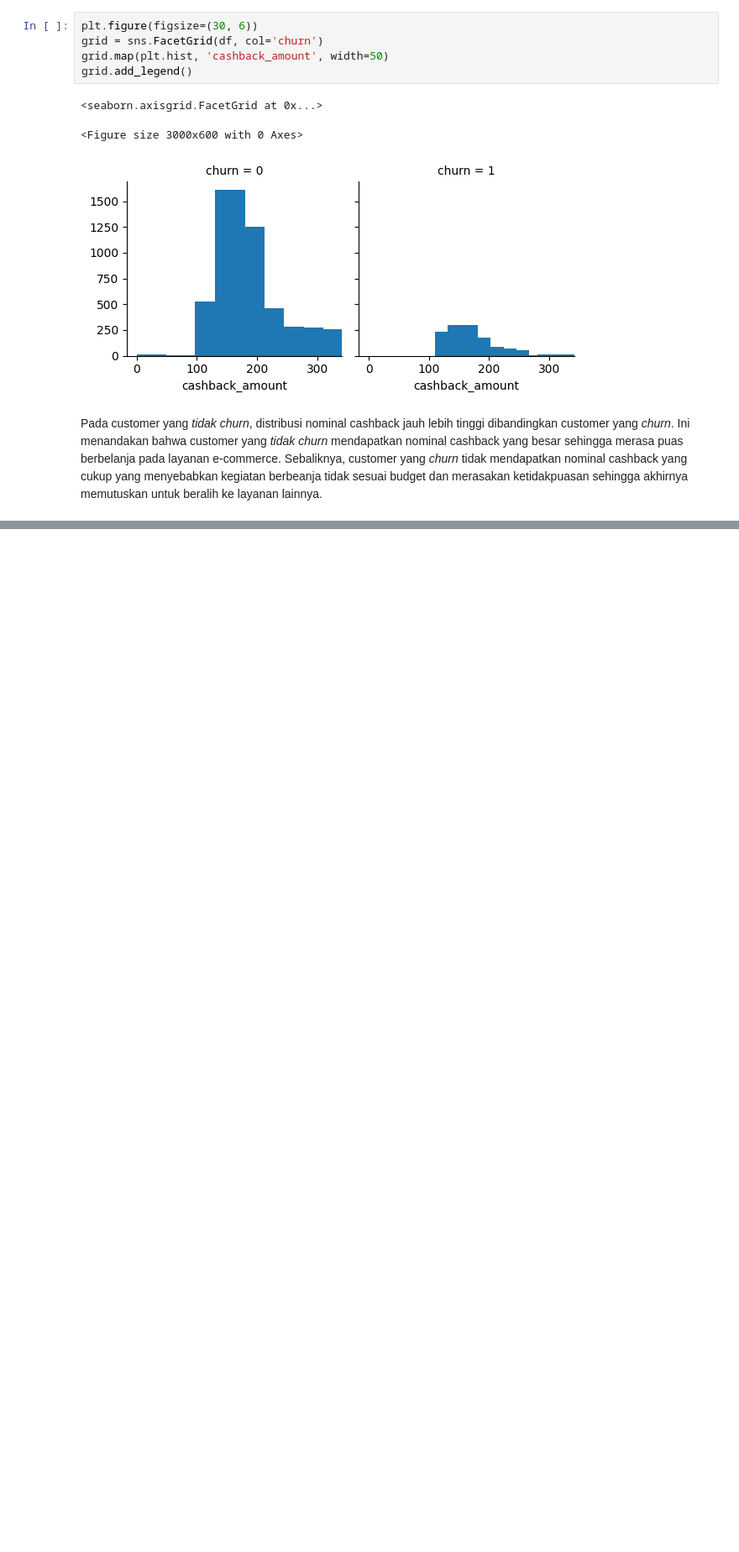
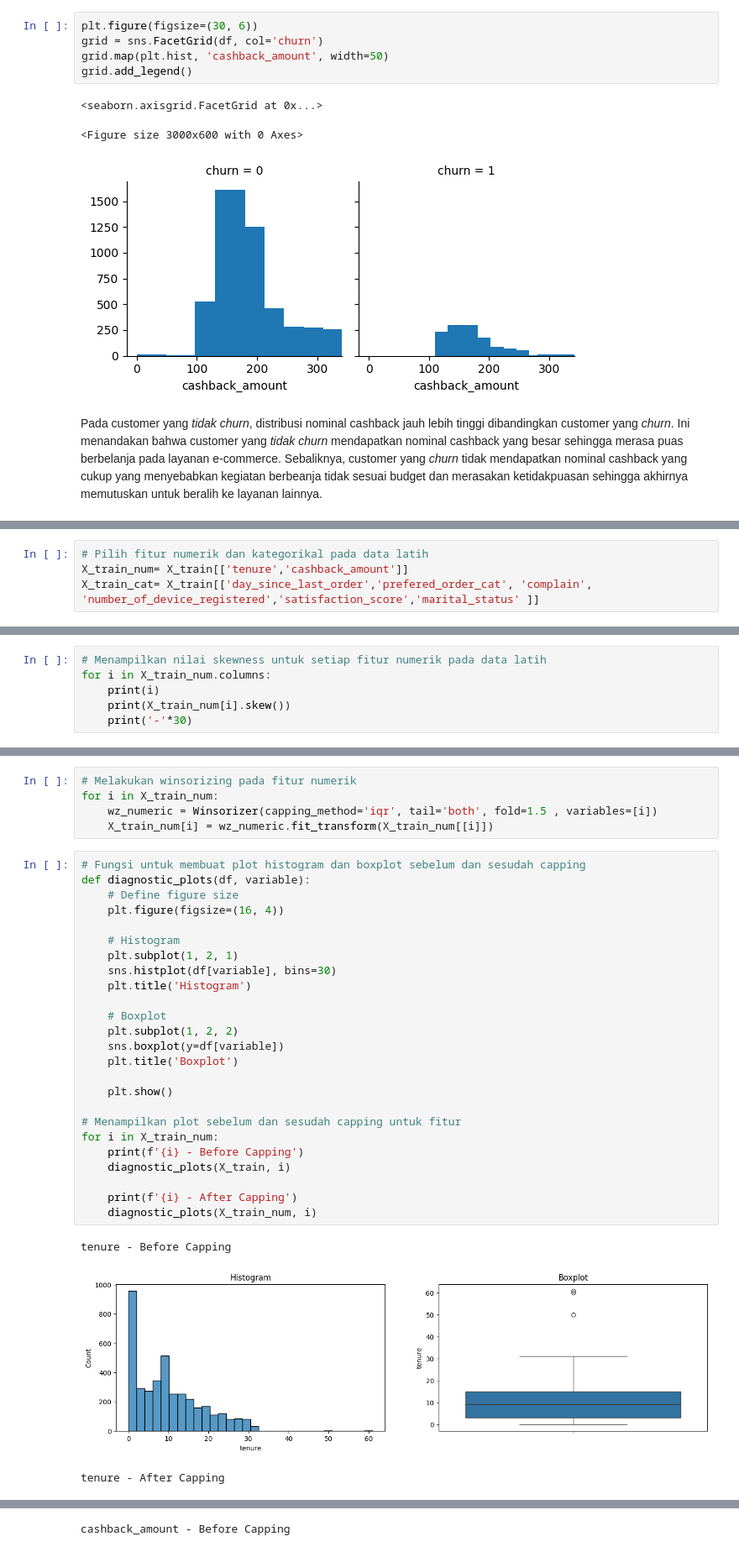
Before and after one commit to FTDS-assignment-bay/E-Commerce-Customer-Churn-Analysis-and-Prediction, a Jupyter notebook: modelling/modelling.ipynb, the cells around one changed output, grey strips where cells are left out. Shown at 84% size. Saved outputs shown, nothing was run; the diff lists cells and outputs as text; blank space fills up the shorter version.

```diff
--- a/modelling/modelling.ipynb
+++ b/modelling/modelling.ipynb
@@ -108,0 +212,4 @@ Pada customer yang *tidak churn*, distribusi nominal cashback jauh lebih tinggi
+# %%
+# Pilih fitur numerik dan kategorikal pada data latih
+X_train_num= X_train[['tenure','cashback_amount']]
+X_train_cat= X_train[['day_since_last_order','prefered_order_cat', 'complain', 'number_of_device_registered','satisfaction_score','marital_status' ]]
@@ -108,0 +236,6 @@ Pada customer yang *tidak churn*, distribusi nominal cashback jauh lebih tinggi
+# %%
+# Menampilkan nilai skewness untuk setiap fitur numerik pada data latih
+for i in X_train_num.columns:
+    print(i)
+    print(X_train_num[i].skew())
+    print('-'*30)
@@ -108,0 +249,34 @@ Pada customer yang *tidak churn*, distribusi nominal cashback jauh lebih tinggi
+# %%
+# Melakukan winsorizing pada fitur numerik
+for i in X_train_num:
+    wz_numeric = Winsorizer(capping_method='iqr', tail='both', fold=1.5 , variables=[i])
+    X_train_num[i] = wz_numeric.fit_transform(X_train_num[[i]])
+# %%
+# Fungsi untuk membuat plot histogram dan boxplot sebelum dan sesudah capping
+def diagnostic_plots(df, variable):
+    # Define figure size
+    plt.figure(figsize=(16, 4))
+
+    # Histogram
+    plt.subplot(1, 2, 1)
+    sns.histplot(df[variable], bins=30)
+    plt.title('Histogram')
+
+    # Boxplot
+    plt.subplot(1, 2, 2)
+    sns.boxplot(y=df[variable])
+    plt.title('Boxplot')
+
+    plt.show()
+
+# Menampilkan plot sebelum dan sesudah capping untuk fitur
+for i in X_train_num:
+    print(f'{i} - Before Capping')
+    diagnostic_plots(X_train, i)
+
+    print(f'{i} - After Capping')
+    diagnostic_plots(X_train_num, i)
+# %% [output]
+tenure - Before Capping
+[figure, added]
+tenure - After Capping
@@ -108,0 +284 @@ Pada customer yang *tidak churn*, distribusi nominal cashback jauh lebih tinggi
+cashback_amount - Before Capping
```
Also changed, not shown: parts of 96 cells of this notebook.
